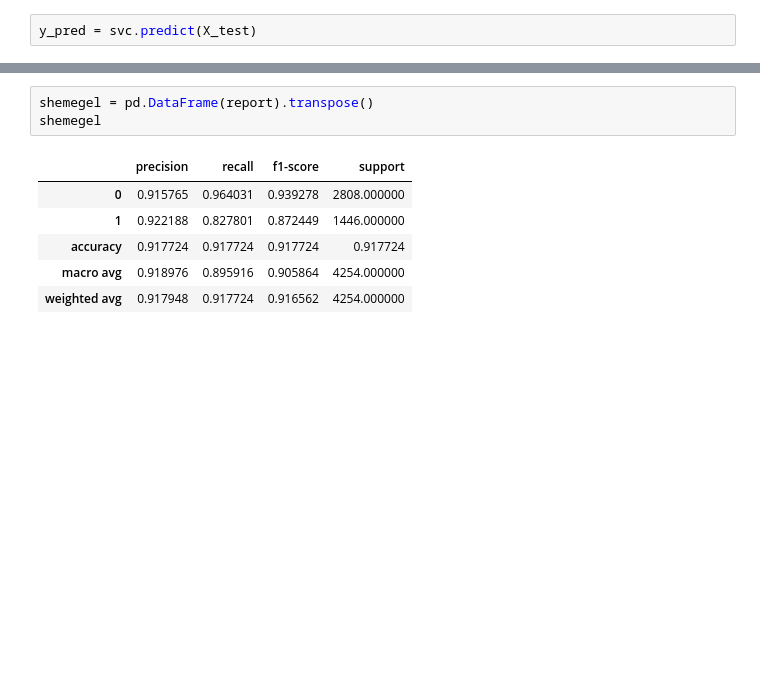
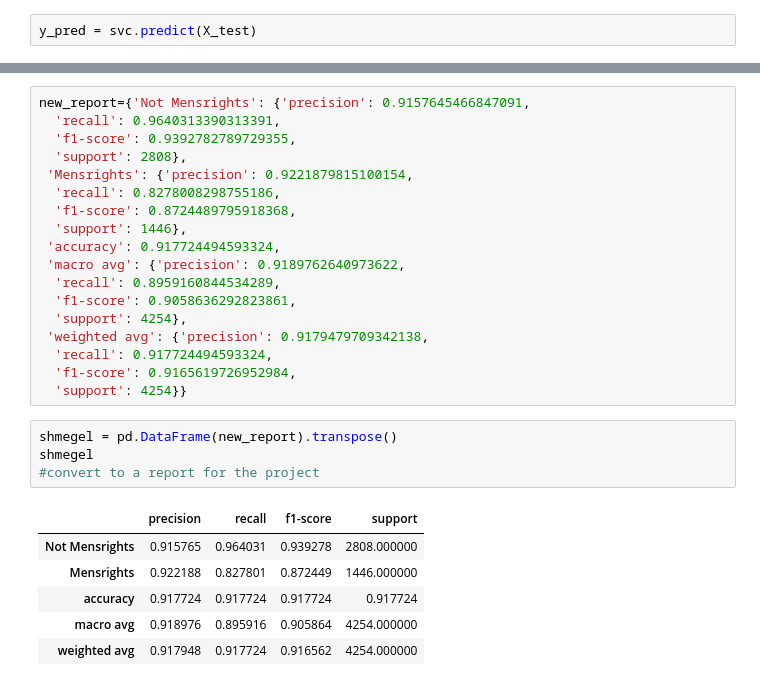
Before and after one commit to Amirdatasci2021/Reddit-Classification, a Jupyter notebook: SVM demo.ipynb, the cells around one changed output, grey strips where cells are left out. Drawn from its saved outputs; the diff is of its cells as text; blank space fills up the shorter version.

```diff
--- a/SVM demo.ipynb
+++ b/SVM demo.ipynb
@@ -127,11 +151,30 @@ report
   'support': 4254}}
-# %%
-shemegel = pd.DataFrame(report).transpose()
-shemegel
-# %% [output]
-|  | precision | recall | f1-score | support |
-| 0 | 0.915765 | 0.964031 | 0.939278 | 2808.000000 |
-| 1 | 0.922188 | 0.827801 | 0.872449 | 1446.000000 |
-| accuracy | 0.917724 | 0.917724 | 0.917724 | 0.917724 |
-| macro avg | 0.918976 | 0.895916 | 0.905864 | 4254.000000 |
-| weighted avg | 0.917948 | 0.917724 | 0.916562 | 4254.000000 |
+# %%
+new_report={'Not Mensrights': {'precision': 0.9157645466847091,
+  'recall': 0.9640313390313391,
+  'f1-score': 0.9392782789729355,
+  'support': 2808},
+ 'Mensrights': {'precision': 0.9221879815100154,
+  'recall': 0.8278008298755186,
+  'f1-score': 0.8724489795918368,
+  'support': 1446},
+ 'accuracy': 0.917724494593324,
+ 'macro avg': {'precision': 0.9189762640973622,
+  'recall': 0.8959160844534289,
+  'f1-score': 0.9058636292823861,
+  'support': 4254},
+ 'weighted avg': {'precision': 0.9179479709342138,
+  'recall': 0.917724494593324,
+  'f1-score': 0.9165619726952984,
+  'support': 4254}}
+# %%
+shmegel = pd.DataFrame(new_report).transpose()
+shmegel
+#convert to a report for the project
+# %% [output]
+|  | precision | recall | f1-score | support |
+| Not Mensrights | 0.915765 | 0.964031 | 0.939278 | 2808.000000 |
+| Mensrights | 0.922188 | 0.827801 | 0.872449 | 1446.000000 |
+| accuracy | 0.917724 | 0.917724 | 0.917724 | 0.917724 |
+| macro avg | 0.918976 | 0.895916 | 0.905864 | 4254.000000 |
+| weighted avg | 0.917948 | 0.917724 | 0.916562 | 4254.000000 |
```
Also changed, not shown: parts of 29 cells of this notebook, 8 other files.
